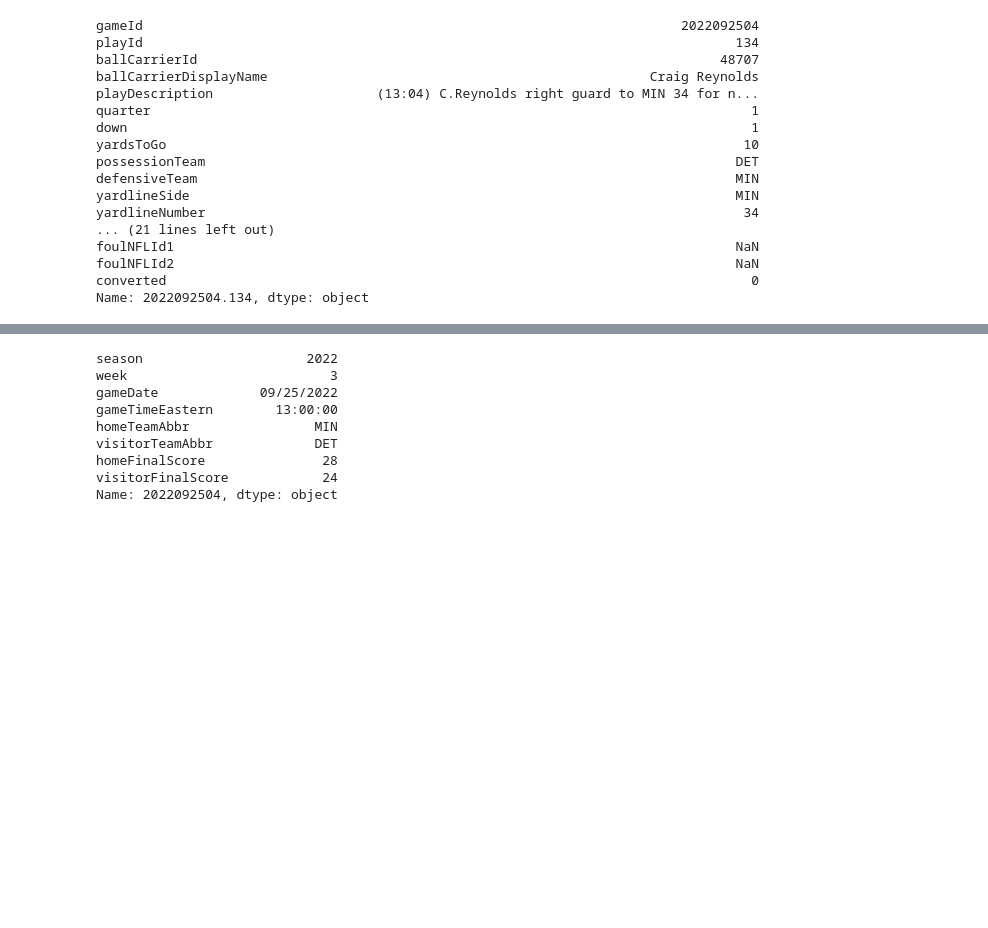
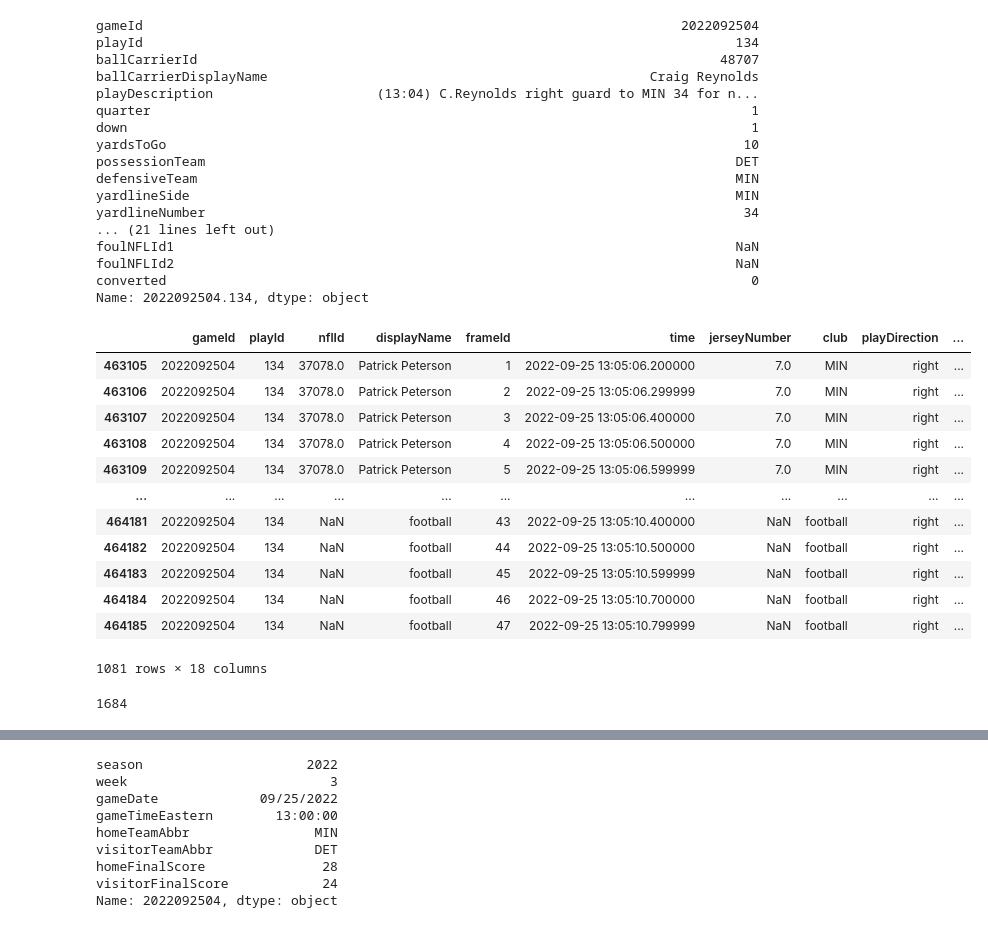
Before and after one commit to rfe123/umn_data_project_004, a Jupyter notebook: umn_data_project_004_nfl.ipynb, the cells around one changed output, grey strips where cells are left out. Cells and saved outputs as stored; diff of their text form; code cells hidden in the pictures; blank space fills up the shorter version.

Commit message:
extract all frames from a play

```diff
--- a/umn_data_project_004_nfl.ipynb
+++ b/umn_data_project_004_nfl.ipynb
@@ -119,6 +119,27 @@ foulNFLId1
 foulNFLId2                                                                        NaN
 converted                                                                           0
 Name: 2022092504.134, dtype: object
+# %%
+play_frames = tracking_df.loc[((tracking_df['gameId'] == play['gameId']) & (tracking_df['playId'] == play['playId']))]
+play_frames
+# %% [output]
+|  | gameId | playId | nflId | displayName | frameId | time | jerseyNumber | club | playDirection | ... |
+| 463105 | 2022092504 | 134 | 37078.0 | Patrick Peterson | 1 | 2022-09-25 13:05:06.200000 | 7.0 | MIN | right | ... |
+| 463106 | 2022092504 | 134 | 37078.0 | Patrick Peterson | 2 | 2022-09-25 13:05:06.299999 | 7.0 | MIN | right | ... |
+| 463107 | 2022092504 | 134 | 37078.0 | Patrick Peterson | 3 | 2022-09-25 13:05:06.400000 | 7.0 | MIN | right | ... |
+| 463108 | 2022092504 | 134 | 37078.0 | Patrick Peterson | 4 | 2022-09-25 13:05:06.500000 | 7.0 | MIN | right | ... |
+| 463109 | 2022092504 | 134 | 37078.0 | Patrick Peterson | 5 | 2022-09-25 13:05:06.599999 | 7.0 | MIN | right | ... |
+| ... | ... | ... | ... | ... | ... | ... | ... | ... | ... | ... |
+| 464181 | 2022092504 | 134 | NaN | football | 43 | 2022-09-25 13:05:10.400000 | NaN | football | right | ... |
+| 464182 | 2022092504 | 134 | NaN | football | 44 | 2022-09-25 13:05:10.500000 | NaN | football | right | ... |
+| 464183 | 2022092504 | 134 | NaN | football | 45 | 2022-09-25 13:05:10.599999 | NaN | football | right | ... |
+| 464184 | 2022092504 | 134 | NaN | football | 46 | 2022-09-25 13:05:10.700000 | NaN | football | right | ... |
+| 464185 | 2022092504 | 134 | NaN | football | 47 | 2022-09-25 13:05:10.799999 | NaN | football | right | ... |
+1081 rows × 18 columns
+# %%
+len(tracking_df['nflId'].unique())
+# %% [output]
+1684
 # %%
 # Select the tracking player positions from ball-snap for this play
 play_frame = ball_snap_df.loc[(ball_snap_df['play_uuid'] == play.name)]
```
Also changed, not shown: 1 other file.
